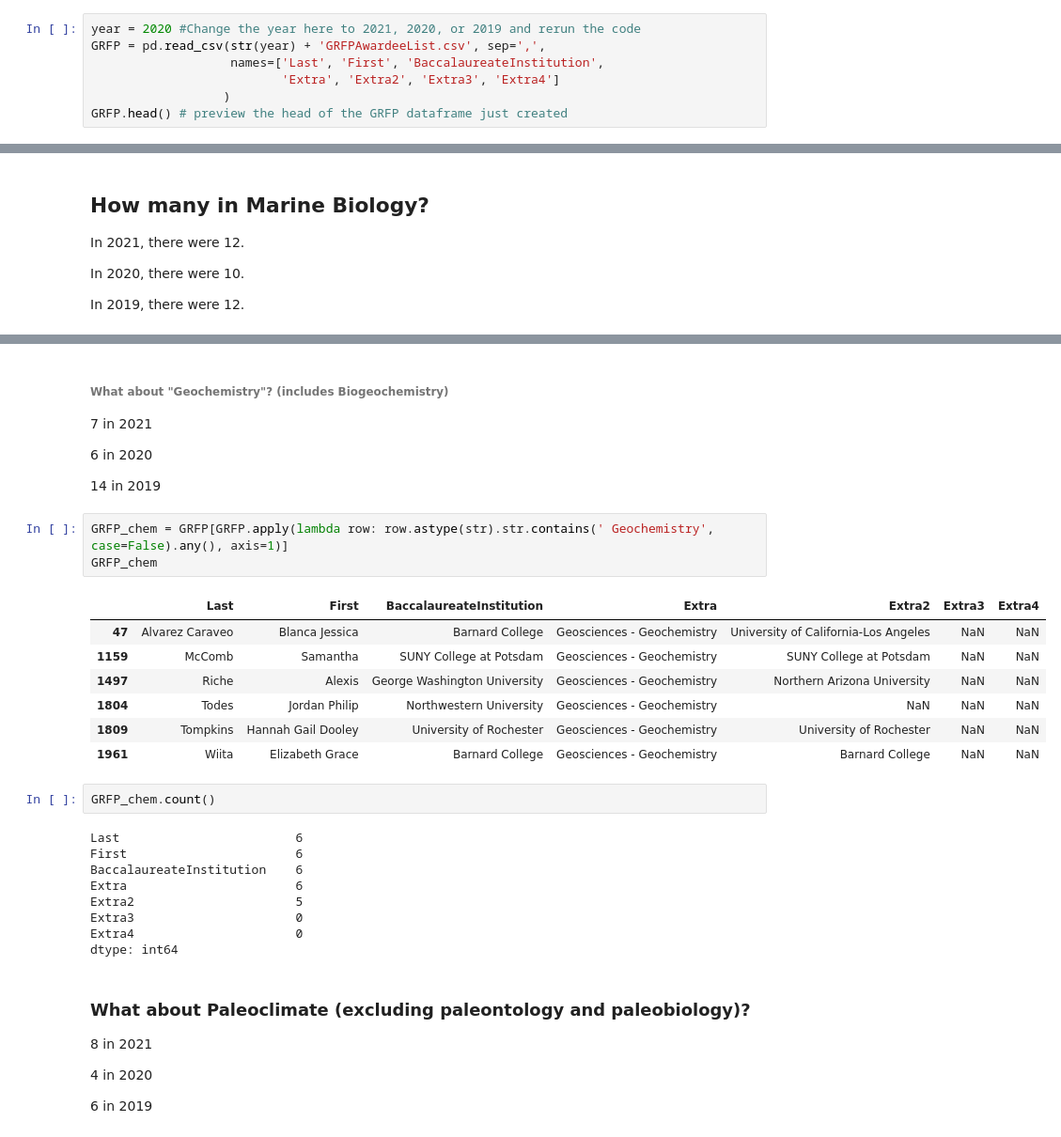
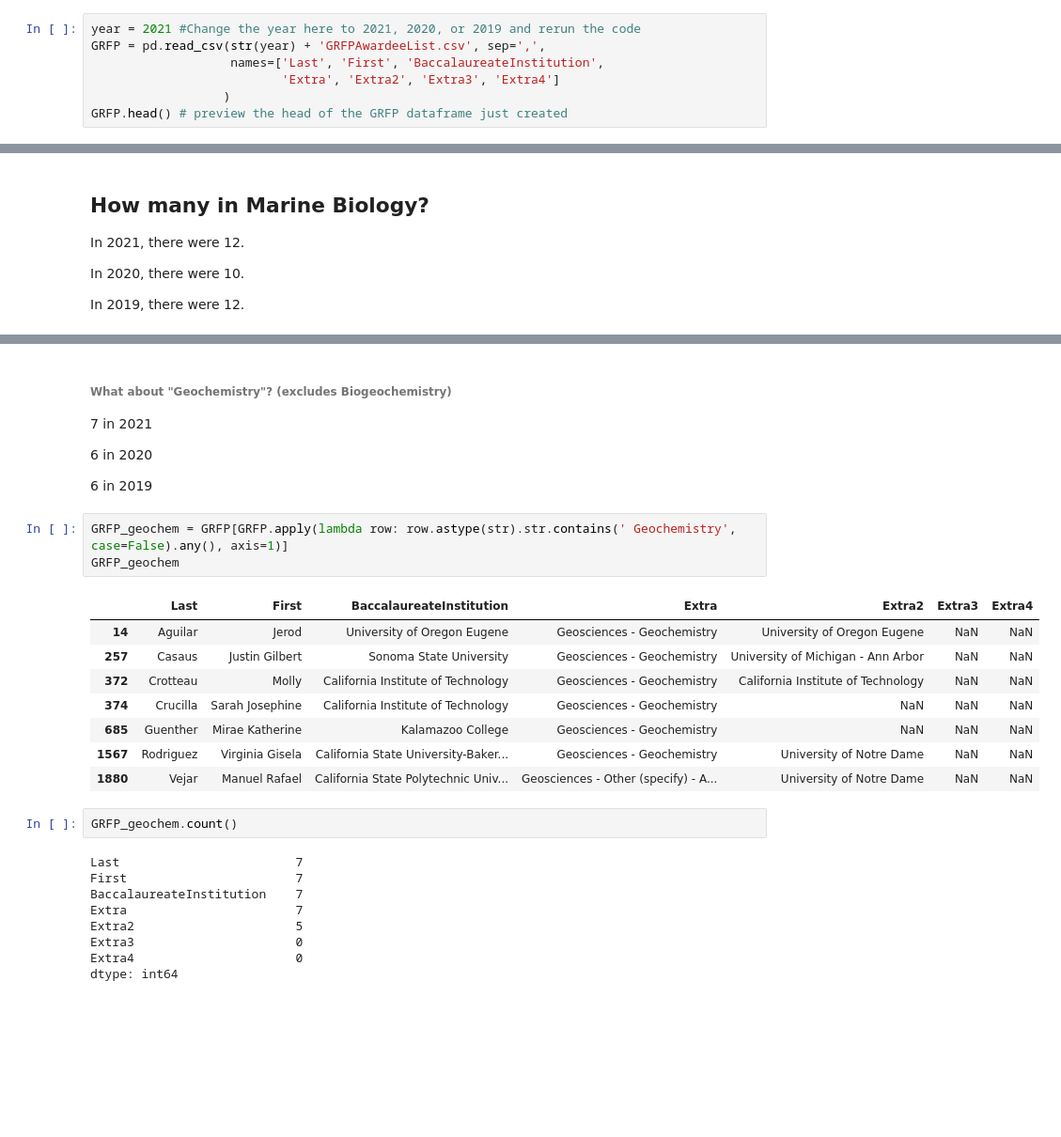
Before and after one commit to ognancy4life/GRFP, a Jupyter notebook: 2021GRFP.ipynb, the cells around one changed output, grey strips where cells are left out. Shown: that part at 94% size. Drawn from its saved outputs; the diff is of its cells as text; blank space fills up the shorter version.

```diff
--- a/2021GRFP.ipynb
+++ b/2021GRFP.ipynb
@@ -14,7 +14,7 @@ I noticed that commas inside the fields always have a space after them, and the
 import pandas as pd
 import csv
 # %%
-year = 2020 #Change the year here to 2021, 2020, or 2019 and rerun the code
+year = 2021 #Change the year here to 2021, 2020, or 2019 and rerun the code
 GRFP = pd.read_csv(str(year) + 'GRFPAwardeeList.csv', sep=',',
                    names=['Last', 'First', 'BaccalaureateInstitution',
                           'Extra', 'Extra2', 'Extra3', 'Extra4']
@@ -321,36 +319,30 @@ GRFP_chem
 # %% [markdown]
-###### What about "Geochemistry"? (includes Biogeochemistry)
+###### What about "Geochemistry"? (excludes Biogeochemistry)
 7 in 2021
 
 6 in 2020
 
-14 in 2019
+6 in 2019
 # %%
-GRFP_chem = GRFP[GRFP.apply(lambda row: row.astype(str).str.contains(' Geochemistry', case=False).any(), axis=1)]
-GRFP_chem
+GRFP_geochem = GRFP[GRFP.apply(lambda row: row.astype(str).str.contains(' Geochemistry', case=False).any(), axis=1)]
+GRFP_geochem
 # %% [output]
 |  | Last | First | BaccalaureateInstitution | Extra | Extra2 | Extra3 | Extra4 |
-| 47 | Alvarez Caraveo | Blanca Jessica | Barnard College | Geosciences - Geochemistry | University of California-Los Angeles | NaN | NaN |
-| 1159 | McComb | Samantha | SUNY College at Potsdam | Geosciences - Geochemistry | SUNY College at Potsdam | NaN | NaN |
-| 1497 | Riche | Alexis | George Washington University | Geosciences - Geochemistry | Northern Arizona University | NaN | NaN |
-| 1804 | Todes | Jordan Philip | Northwestern University | Geosciences - Geochemistry | NaN | NaN | NaN |
-| 1809 | Tompkins | Hannah Gail Dooley | University of Rochester | Geosciences - Geochemistry | University of Rochester | NaN | NaN |
-| 1961 | Wiita | Elizabeth Grace | Barnard College | Geosciences - Geochemistry | Barnard College | NaN | NaN |
+| 14 | Aguilar | Jerod | University of Oregon Eugene | Geosciences - Geochemistry | University of Oregon Eugene | NaN | NaN |
+| 257 | Casaus | Justin Gilbert | Sonoma State University | Geosciences - Geochemistry | University of Michigan - Ann Arbor | NaN | NaN |
+| 372 | Crotteau | Molly | California Institute of Technology | Geosciences - Geochemistry | California Institute of Technology | NaN | NaN |
+| 374 | Crucilla | Sarah Josephine | California Institute of Technology | Geosciences - Geochemistry | NaN | NaN | NaN |
+| 685 | Guenther | Mirae Katherine | Kalamazoo College | Geosciences - Geochemistry | NaN | NaN | NaN |
+| 1567 | Rodriguez | Virginia Gisela | California State University-Baker... | Geosciences - Geochemistry | University of Notre Dame | NaN | NaN |
+| 1880 | Vejar | Manuel Rafael | California State Polytechnic Univ... | Geosciences - Other (specify) - A... | University of Notre Dame | NaN | NaN |
 # %%
-GRFP_chem.count()
+GRFP_geochem.count()
 # %% [output]
-Last                        6
-First                       6
-BaccalaureateInstitution    6
-Extra                       6
+Last                        7
+First                       7
+BaccalaureateInstitution    7
+Extra                       7
 Extra2                      5
 Extra3                      0
 Extra4                      0
 dtype: int64
-# %% [markdown]
-### What about Paleoclimate (excluding paleontology and paleobiology)?
-8 in 2021
-
-4 in 2020
-
-6 in 2019
```
Also changed, not shown: parts of 23 cells of this notebook.
